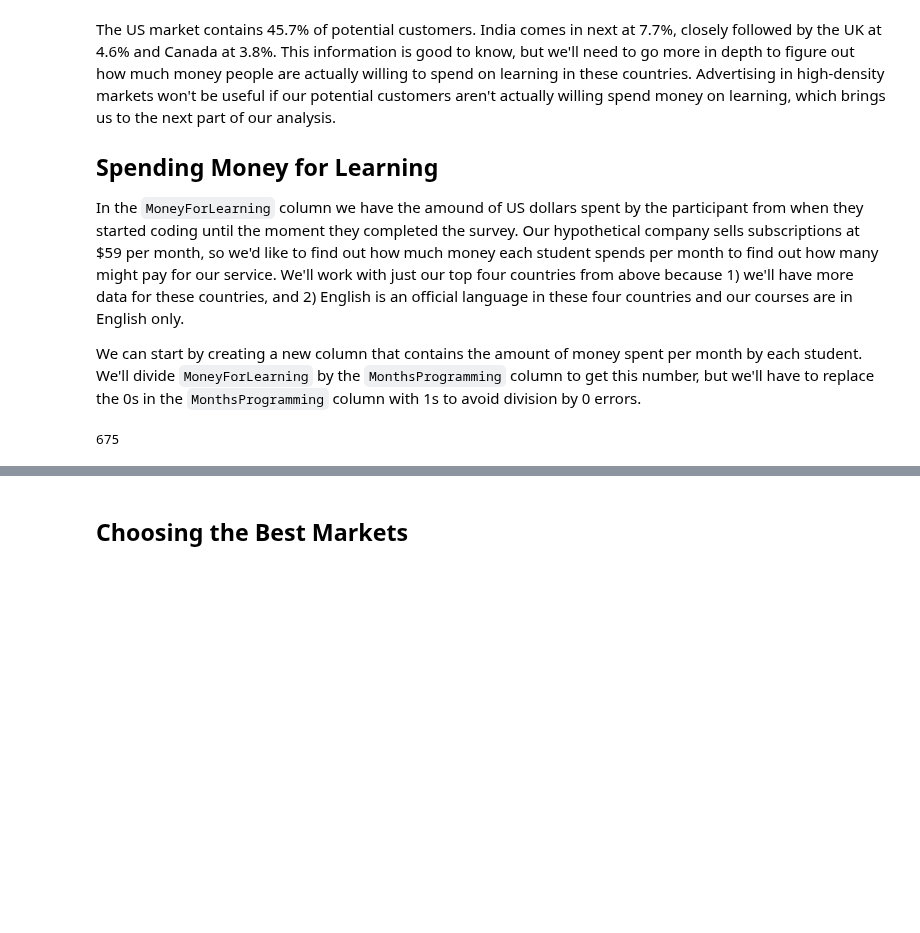
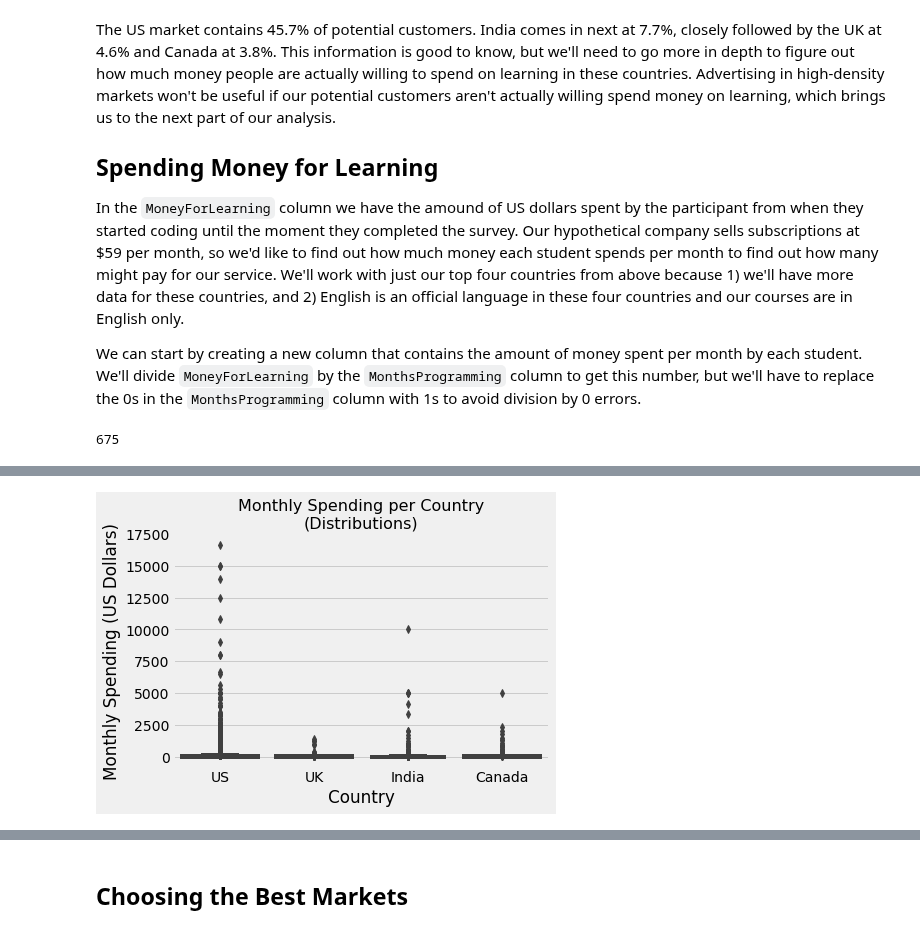
Before and after one commit to branBeckett/data-science-projects, a Jupyter notebook: best-advertising-markets/best-advertising-markets.ipynb, the cells around one changed output, grey strips where cells are left out. Saved outputs shown, nothing was run; the diff lists cells and outputs as text; code cells hidden in the pictures; blank space fills up the shorter version.

```diff
--- a/best-advertising-markets/best-advertising-markets.ipynb
+++ b/best-advertising-markets/best-advertising-markets.ipynb
@@ -164,0 +210,5 @@ Name: CountryLive, dtype: int64
+# %%
+# Removing the two outliers seen above
+fcc_no_null = fcc_no_null[
+    fcc_no_null['monthly_spending'] < 20000
+]
@@ -164,0 +226,15 @@ Name: CountryLive, dtype: int64
+# %%
+# Re-isolate the countries we're analyzing
+uiuc = fcc_no_null[
+    fcc_no_null['CountryLive'].str.contains('United States of America|India|United Kingdom|Canada')
+]
+
+# Box plot to visualize the new distribution
+sns.boxplot(y = 'monthly_spending', x = 'CountryLive', data = uiuc)
+plt.title('Monthly Spending per Country\n(Distributions)', fontsize = 16)
+plt.ylabel('Monthly Spending (US Dollars)')
+plt.xlabel('Country')
+plt.xticks(range(4), ['US', 'UK', 'India', 'Canada'])
+plt.show()
+# %% [output]
+[figure, added]
```
Also changed, not shown: parts of 21 cells of this notebook.
